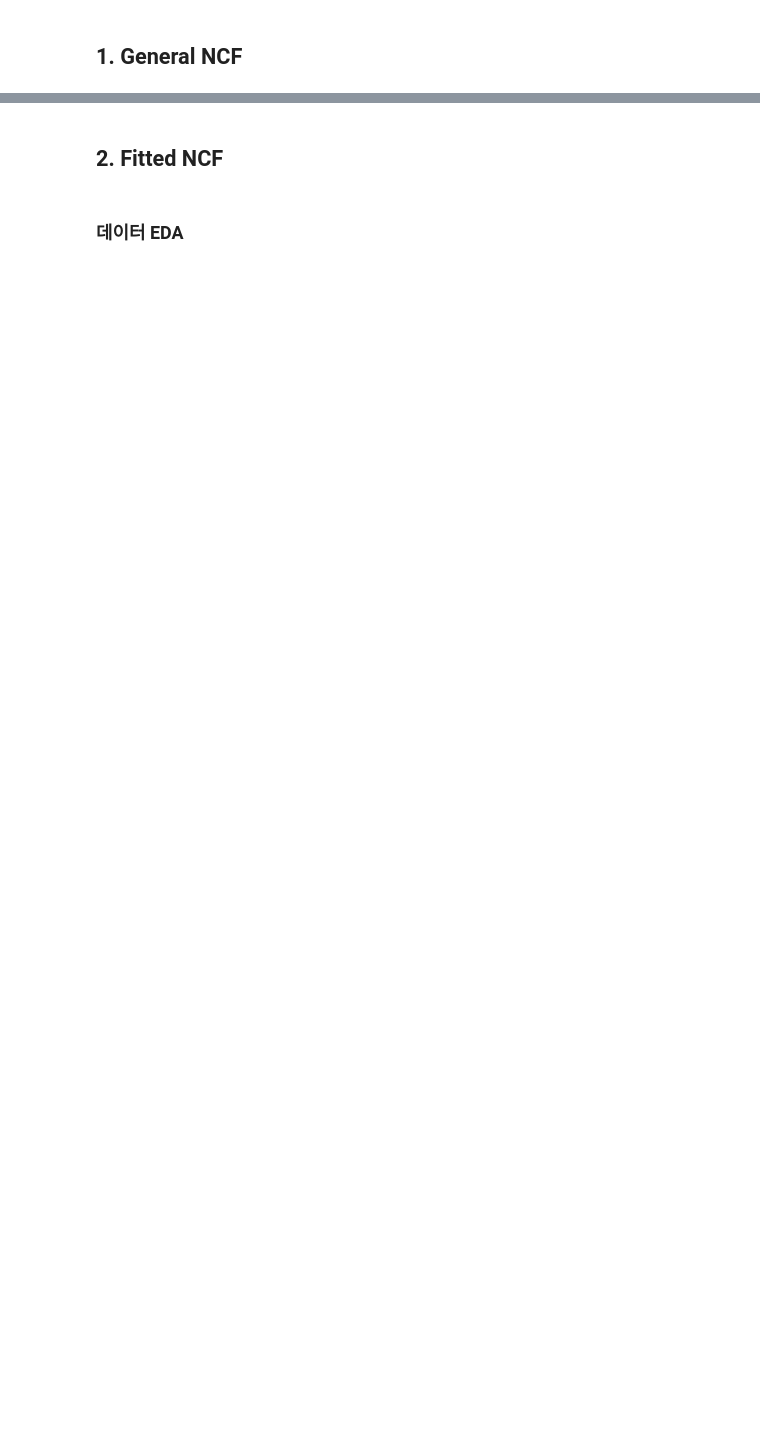
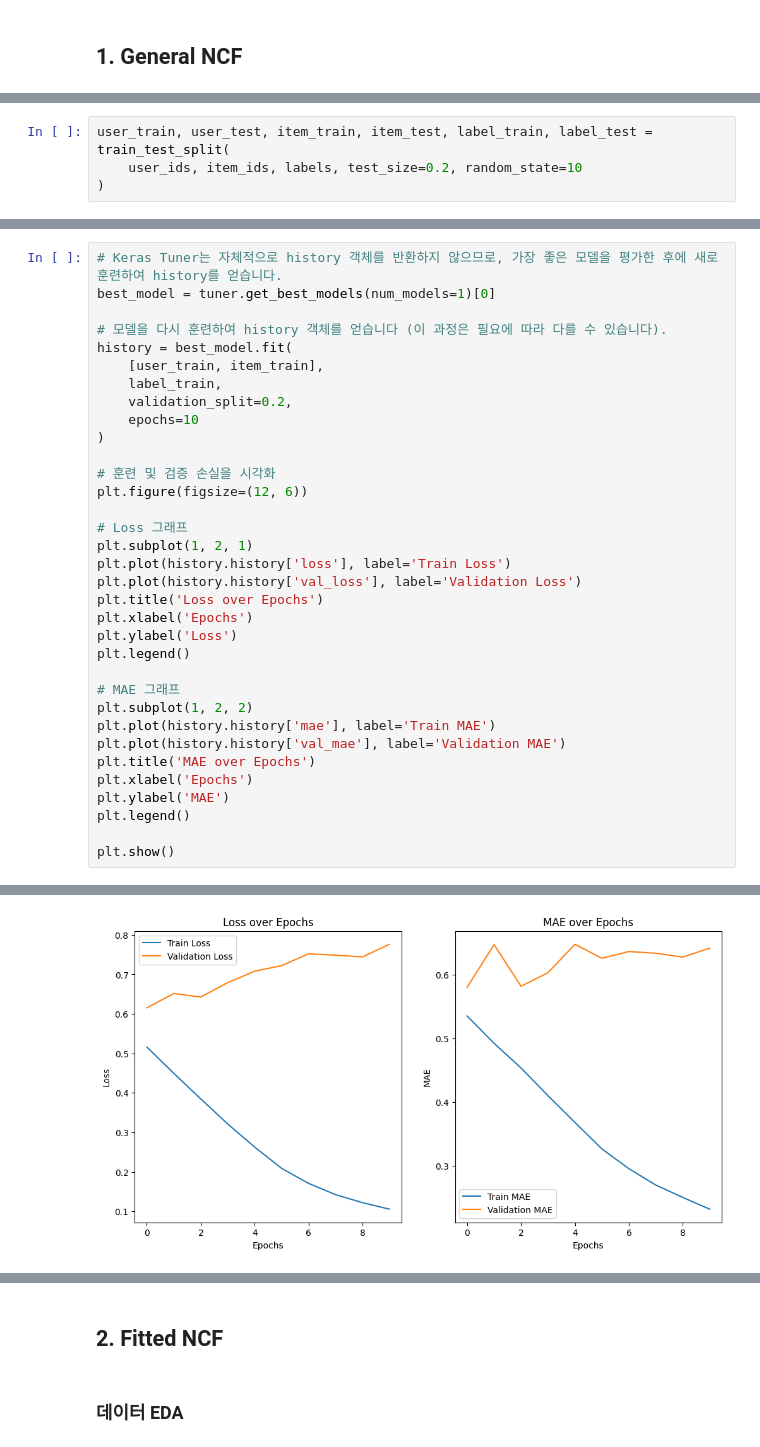
Before and after one commit to lucete171/TravelMate, a Jupyter notebook: src/code/Model.ipynb, the cells around one changed output, grey strips where cells are left out. Saved outputs shown, nothing was run; the diff lists cells and outputs as text; blank space fills up the shorter version.

Commit message:
change Model code

```diff
--- a/src/code/Model.ipynb
+++ b/src/code/Model.ipynb
@@ -245,0 +182,4 @@ print(f'Predicted satisfaction for user {user_id} and item {item_id}: {predicted
+# %%
+user_train, user_test, item_train, item_test, label_train, label_test = train_test_split(
+    user_ids, item_ids, labels, test_size=0.2, random_state=10
+)
@@ -245,0 +253,35 @@ print(f'Predicted satisfaction for user {user_id} and item {item_id}: {predicted
+# %%
+# Keras Tuner는 자체적으로 history 객체를 반환하지 않으므로, 가장 좋은 모델을 평가한 후에 새로 훈련하여 history를 얻습니다.
+best_model = tuner.get_best_models(num_models=1)[0]
+
+# 모델을 다시 훈련하여 history 객체를 얻습니다 (이 과정은 필요에 따라 다를 수 있습니다).
+history = best_model.fit(
+    [user_train, item_train],
+    label_train,
+    validation_split=0.2,
+    epochs=10
+)
+
+# 훈련 및 검증 손실을 시각화
+plt.figure(figsize=(12, 6))
+
+# Loss 그래프
+plt.subplot(1, 2, 1)
+plt.plot(history.history['loss'], label='Train Loss')
+plt.plot(history.history['val_loss'], label='Validation Loss')
+plt.title('Loss over Epochs')
+plt.xlabel('Epochs')
+plt.ylabel('Loss')
+plt.legend()
+
+# MAE 그래프
+plt.subplot(1, 2, 2)
+plt.plot(history.history['mae'], label='Train MAE')
+plt.plot(history.history['val_mae'], label='Validation MAE')
+plt.title('MAE over Epochs')
+plt.xlabel('Epochs')
+plt.ylabel('MAE')
+plt.legend()
+
+plt.show()
+# %% [output]
@@ -245,0 +308 @@ print(f'Predicted satisfaction for user {user_id} and item {item_id}: {predicted
+[figure, added]
```
Also changed, not shown: parts of 46 cells of this notebook.
